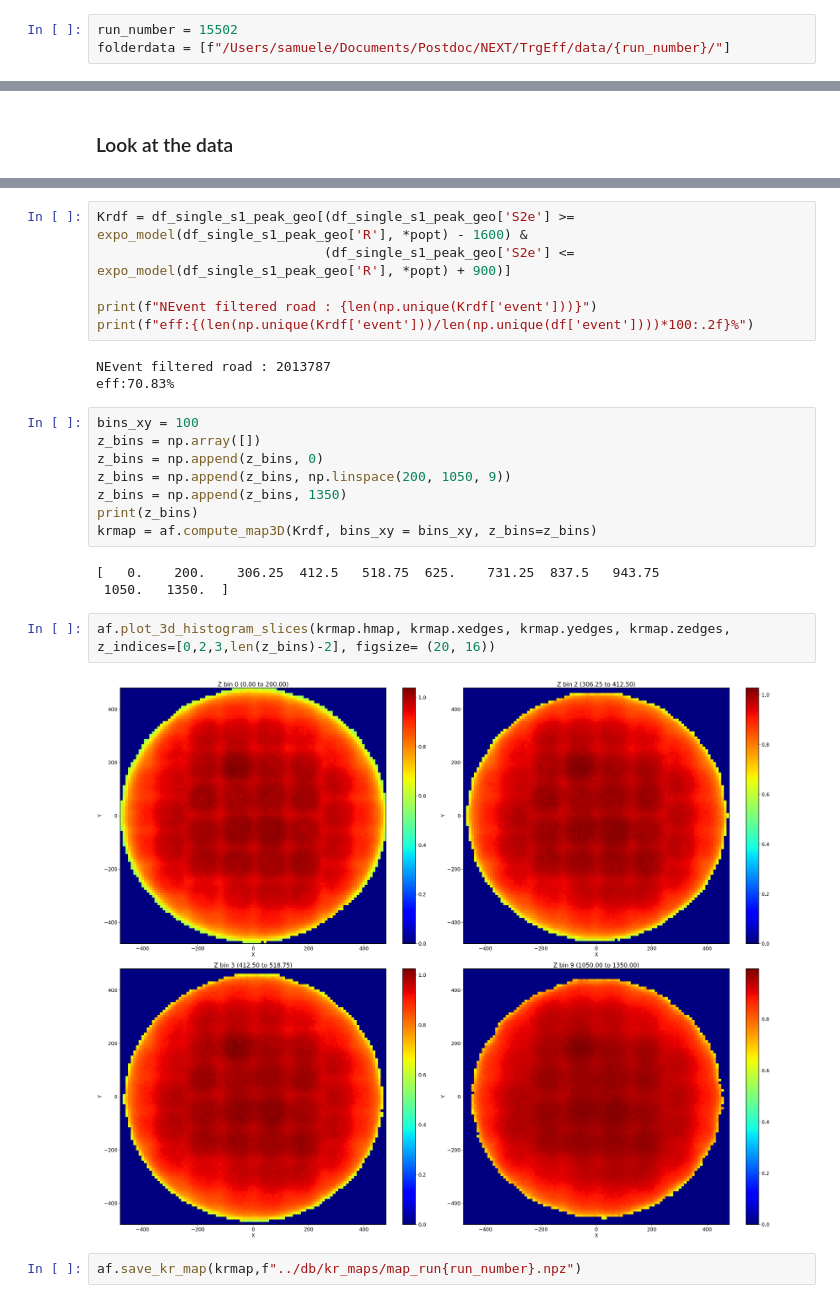
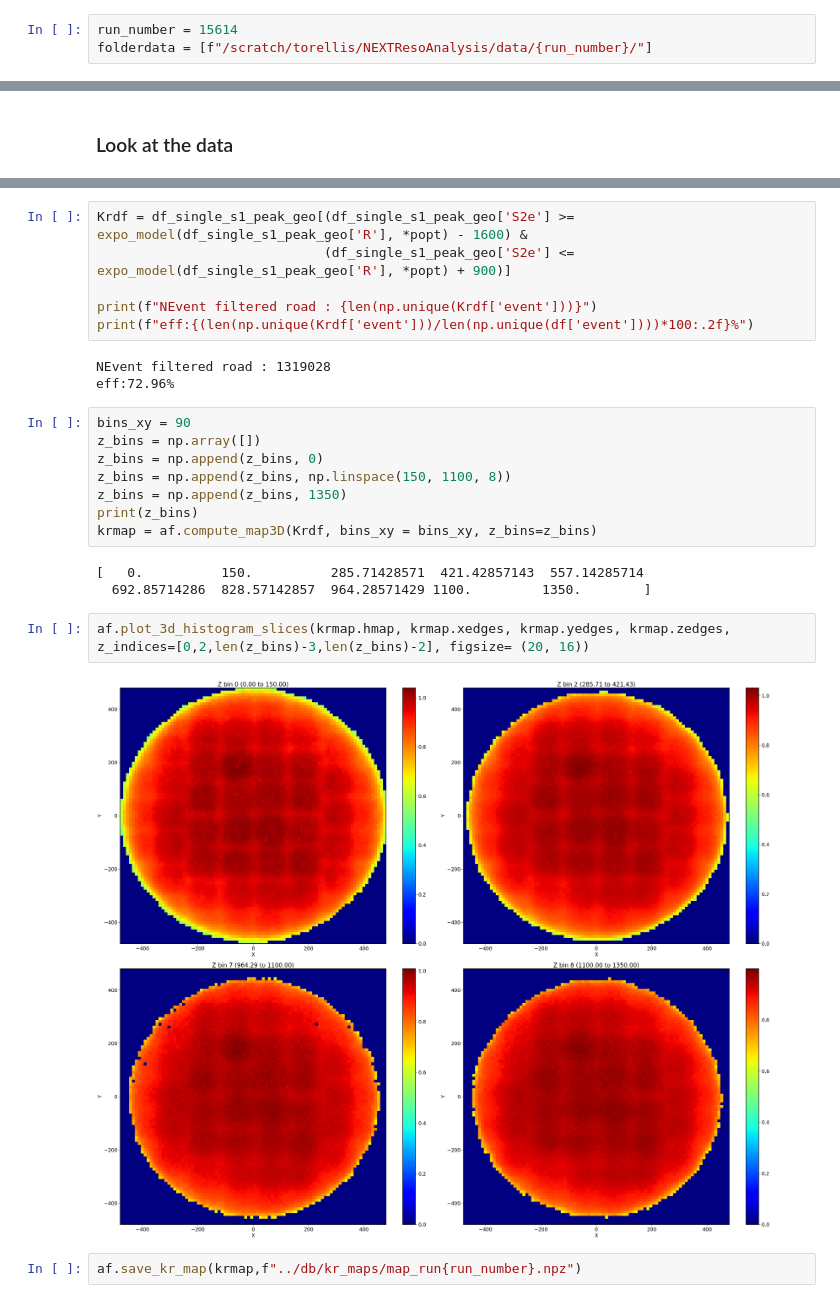
Before and after one commit to jjgomezcadenas/ASpirit, a Jupyter notebook: nb/krSoproniaAnalysis_st.ipynb, the cells around one changed output, grey strips where cells are left out. Saved outputs shown, nothing was run; the diff lists cells and outputs as text.

```diff
--- a/nb/krSoproniaAnalysis_st.ipynb
+++ b/nb/krSoproniaAnalysis_st.ipynb
@@ -31,6 +31,6 @@ importlib.reload(stats)
 # %%
-run_number = 15502
-folderdata = [f"/Users/samuele/Documents/Postdoc/NEXT/TrgEff/data/{run_number}/"]
+run_number = 15614
+folderdata = [f"/scratch/torellis/NEXTResoAnalysis/data/{run_number}/"]
 # %%
 df = merge_hdfs_multi(folderdata)
 # %%
@@ -321,23 +321,23 @@ Krdf = df_single_s1_peak_geo[(df_single_s1_peak_geo['S2e'] >= expo_model(df_sing
 print(f"NEvent filtered road : {len(np.unique(Krdf['event']))}")
 print(f"eff:{(len(np.unique(Krdf['event']))/len(np.unique(df['event'])))*100:.2f}%")
 # %% [output]
-NEvent filtered road : 2013787
-eff:70.83%
+NEvent filtered road : 1319028
+eff:72.96%
 # %%
-bins_xy = 100
+bins_xy = 90
 z_bins = np.array([])
 z_bins = np.append(z_bins, 0)
-z_bins = np.append(z_bins, np.linspace(200, 1050, 9))
+z_bins = np.append(z_bins, np.linspace(150, 1100, 8))
 z_bins = np.append(z_bins, 1350)
 print(z_bins)
 krmap = af.compute_map3D(Krdf, bins_xy = bins_xy, z_bins=z_bins)
 # %% [output]
-[   0.    200.    306.25  412.5   518.75  625.    731.25  837.5   943.75
- 1050.   1350.  ]
+[   0.          150.          285.71428571  421.42857143  557.14285714
+  692.85714286  828.57142857  964.28571429 1100.         1350.        ]
 # %%
-af.plot_3d_histogram_slices(krmap.hmap, krmap.xedges, krmap.yedges, krmap.zedges, z_indices=[0,2,3,len(z_bins)-2], figsize= (20, 16))
+af.plot_3d_histogram_slices(krmap.hmap, krmap.xedges, krmap.yedges, krmap.zedges, z_indices=[0,2,len(z_bins)-3,len(z_bins)-2], figsize= (20, 16))
 # %% [output]
-[figure, old version]
+[figure, new version]
 # %%
 af.save_kr_map(krmap,f"../db/kr_maps/map_run{run_number}.npz")
 # %%
```
Also changed, not shown: parts of 29 cells of this notebook, 11 other files.
